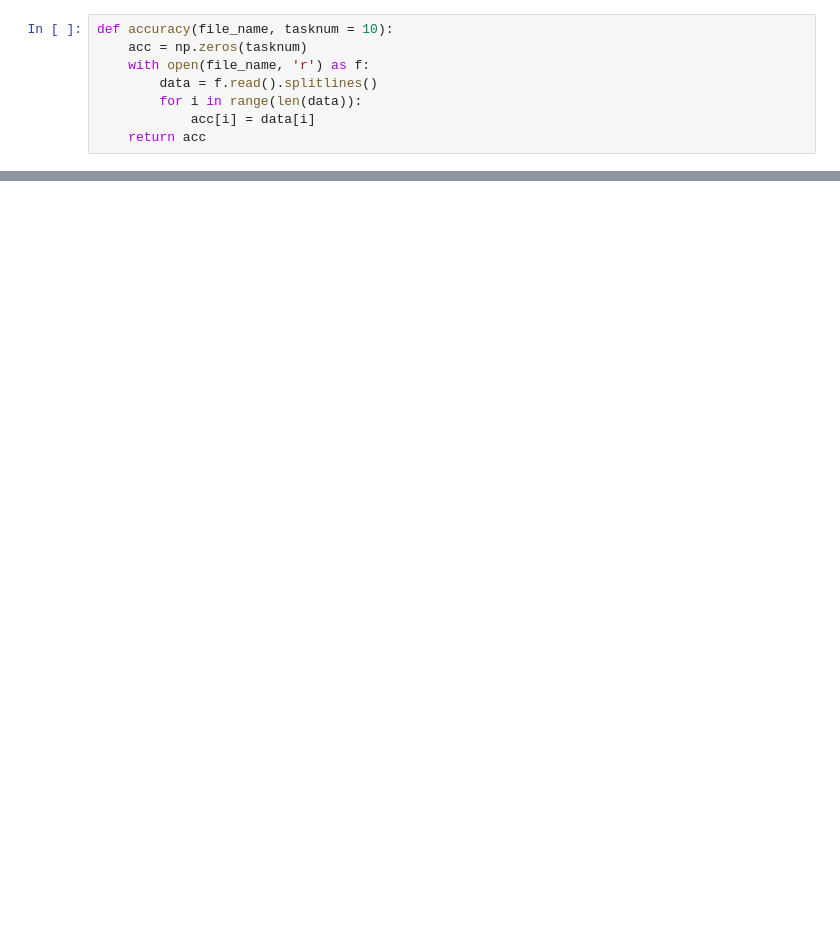
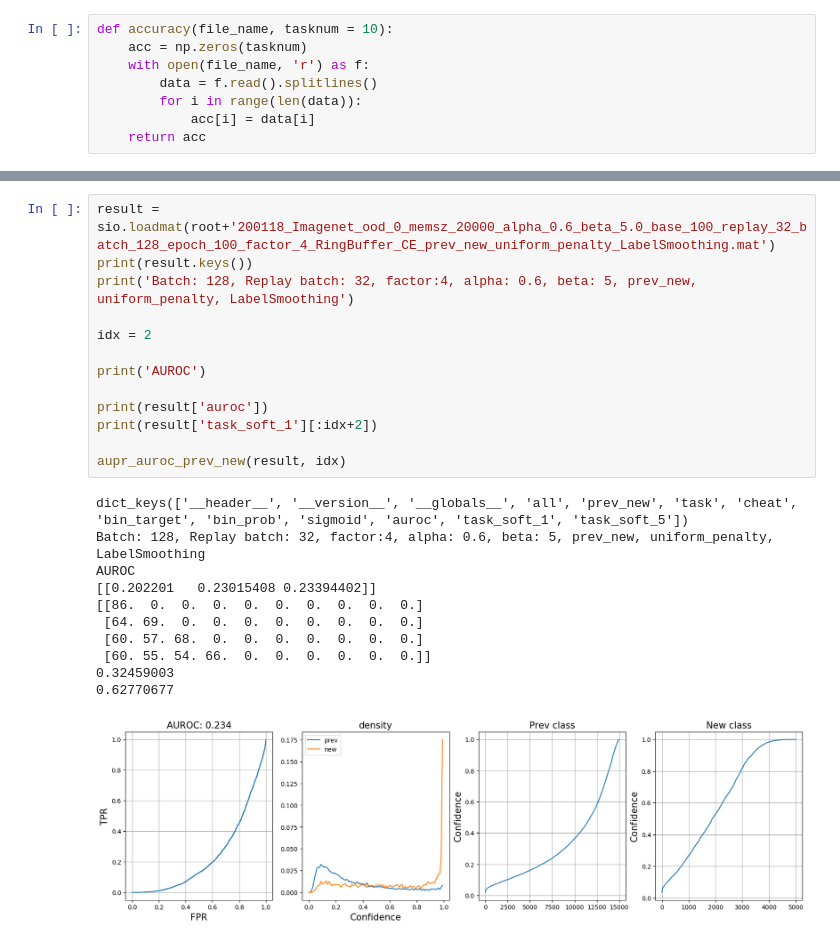
Before and after one commit to hongjoon0805/Incremental, a Jupyter notebook: result_data/202001_Imagenet_result_plot.ipynb, the cells around one changed output, grey strips where cells are left out. Drawn from its saved outputs; the diff is of its cells as text; blank space fills up the shorter version.

Commit message:
bin_finetune added & ECCV start version

```diff
--- a/result_data/202001_Imagenet_result_plot.ipynb
+++ b/result_data/202001_Imagenet_result_plot.ipynb
@@ -147,0 +170,25 @@ IndexError: index 0 is out of bounds for axis 0 with size 0
+# %%
+result = sio.loadmat(root+'200118_Imagenet_ood_0_memsz_20000_alpha_0.6_beta_5.0_base_100_replay_32_batch_128_epoch_100_factor_4_RingBuffer_CE_prev_new_uniform_penalty_LabelSmoothing.mat')
+print(result.keys())
+print('Batch: 128, Replay batch: 32, factor:4, alpha: 0.6, beta: 5, prev_new, uniform_penalty, LabelSmoothing')
+
+idx = 2
+
+print('AUROC')
+
+print(result['auroc'])
+print(result['task_soft_1'][:idx+2])
+
+aupr_auroc_prev_new(result, idx)
+# %% [output]
+dict_keys(['__header__', '__version__', '__globals__', 'all', 'prev_new', 'task', 'cheat', 'bin_target', 'bin_prob', 'sigmoid', 'auroc', 'task_soft_1', 'task_soft_5'])
+Batch: 128, Replay batch: 32, factor:4, alpha: 0.6, beta: 5, prev_new, uniform_penalty, LabelSmoothing
+AUROC
+[[0.202201   0.23015408 0.23394402]]
+[[86.  0.  0.  0.  0.  0.  0.  0.  0.  0.]
+ [64. 69.  0.  0.  0.  0.  0.  0.  0.  0.]
+ [60. 57. 68.  0.  0.  0.  0.  0.  0.  0.]
+ [60. 55. 54. 66.  0.  0.  0.  0.  0.  0.]]
+0.32459003
+0.62770677
+[figure, added]
```
Also changed, not shown: parts of 22 cells of this notebook, 28 other files.
